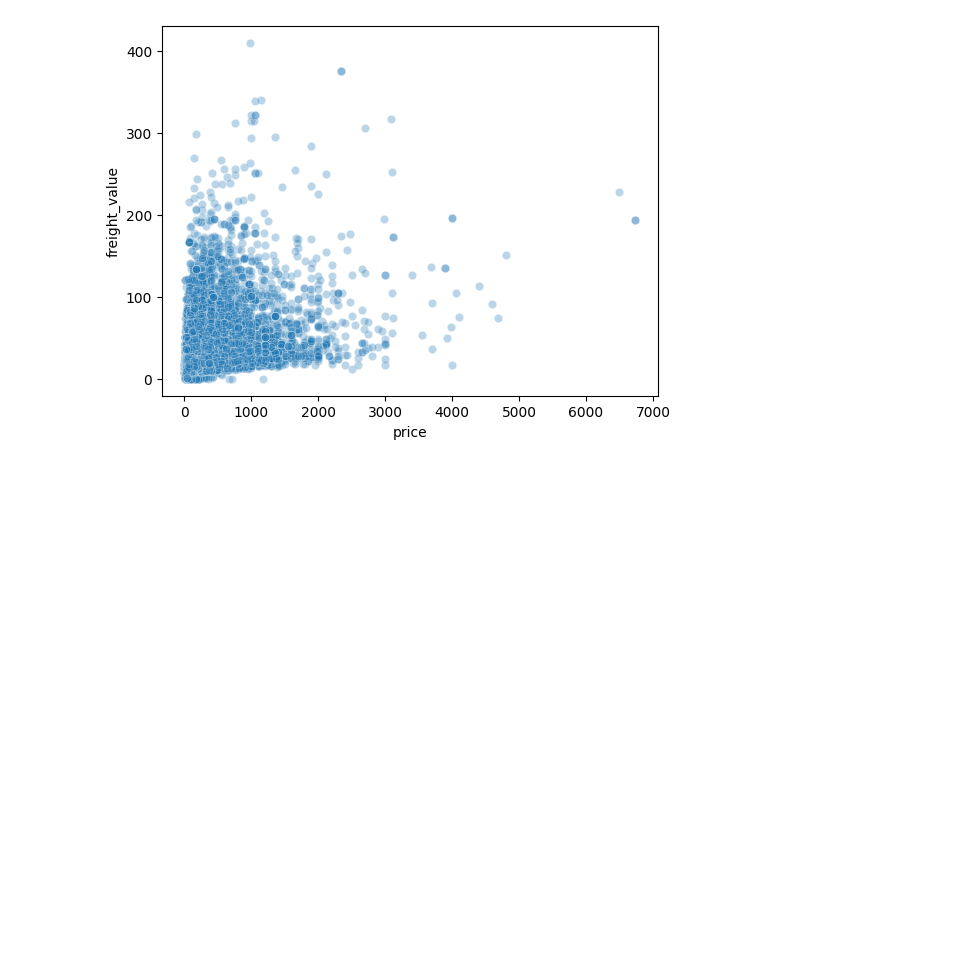
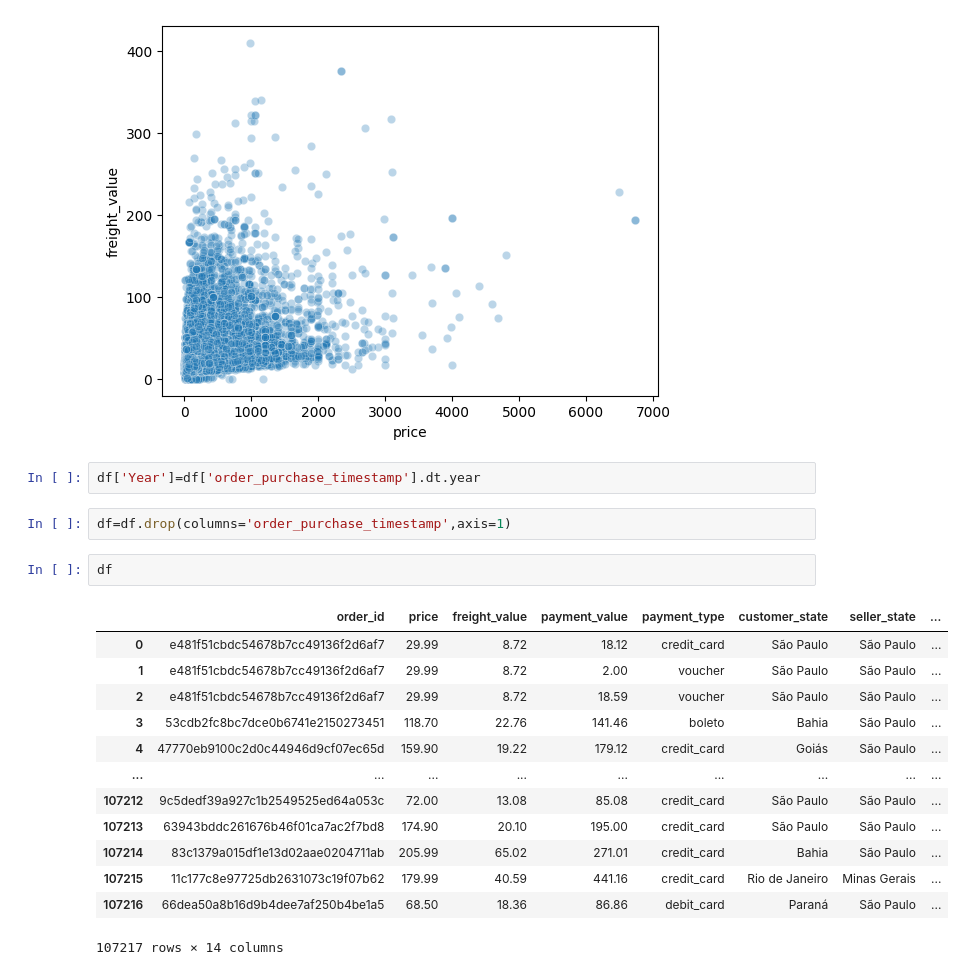
Before and after one commit to karthik132007/brazil_sales, a Jupyter notebook: plots.ipynb, the cells around one changed output. Drawn from its saved outputs; the diff is of its cells as text; blank space fills up the shorter version.

```diff
--- a/plots.ipynb
+++ b/plots.ipynb
@@ -178,3 +178,23 @@ sns.scatterplot(data=df,x='price',y='freight_value',alpha=.3)
 # %% [output]
 <Axes: xlabel='price', ylabel='freight_value'>
 [figure]
+# %%
+df['Year']=df['order_purchase_timestamp'].dt.year
+# %%
+df=df.drop(columns='order_purchase_timestamp',axis=1)
+# %%
+df
+# %% [output]
+|  | order_id | price | freight_value | payment_value | payment_type | customer_state | seller_state | ... |
+| 0 | e481f51cbdc54678b7cc49136f2d6af7 | 29.99 | 8.72 | 18.12 | credit_card | São Paulo | São Paulo | ... |
+| 1 | e481f51cbdc54678b7cc49136f2d6af7 | 29.99 | 8.72 | 2.00 | voucher | São Paulo | São Paulo | ... |
+| 2 | e481f51cbdc54678b7cc49136f2d6af7 | 29.99 | 8.72 | 18.59 | voucher | São Paulo | São Paulo | ... |
+| 3 | 53cdb2fc8bc7dce0b6741e2150273451 | 118.70 | 22.76 | 141.46 | boleto | Bahia | São Paulo | ... |
+| 4 | 47770eb9100c2d0c44946d9cf07ec65d | 159.90 | 19.22 | 179.12 | credit_card | Goiás | São Paulo | ... |
+| ... | ... | ... | ... | ... | ... | ... | ... | ... |
+| 107212 | 9c5dedf39a927c1b2549525ed64a053c | 72.00 | 13.08 | 85.08 | credit_card | São Paulo | São Paulo | ... |
+| 107213 | 63943bddc261676b46f01ca7ac2f7bd8 | 174.90 | 20.10 | 195.00 | credit_card | São Paulo | São Paulo | ... |
+| 107214 | 83c1379a015df1e13d02aae0204711ab | 205.99 | 65.02 | 271.01 | credit_card | Bahia | São Paulo | ... |
+| 107215 | 11c177c8e97725db2631073c19f07b62 | 179.99 | 40.59 | 441.16 | credit_card | Rio de Janeiro | Minas Gerais | ... |
+| 107216 | 66dea50a8b16d9b4dee7af250b4be1a5 | 68.50 | 18.36 | 86.86 | debit_card | Paraná | São Paulo | ... |
+107217 rows × 14 columns
```
Also changed, not shown: 1 other file.
